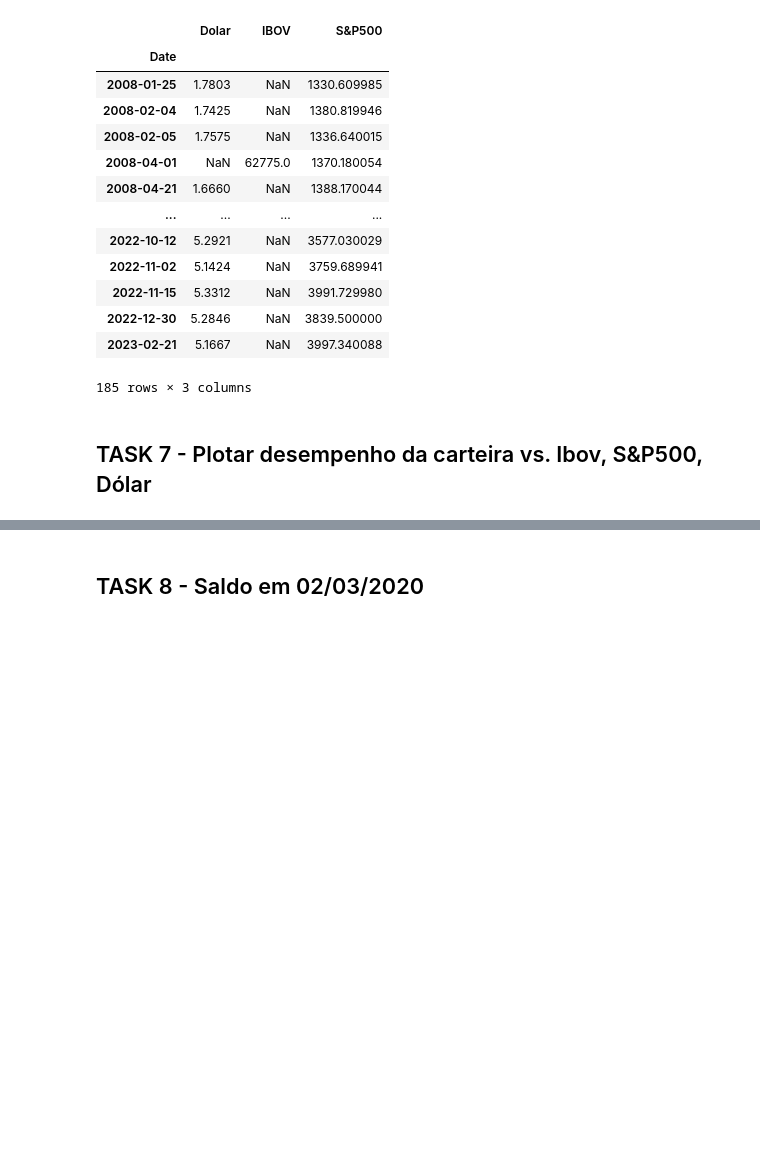
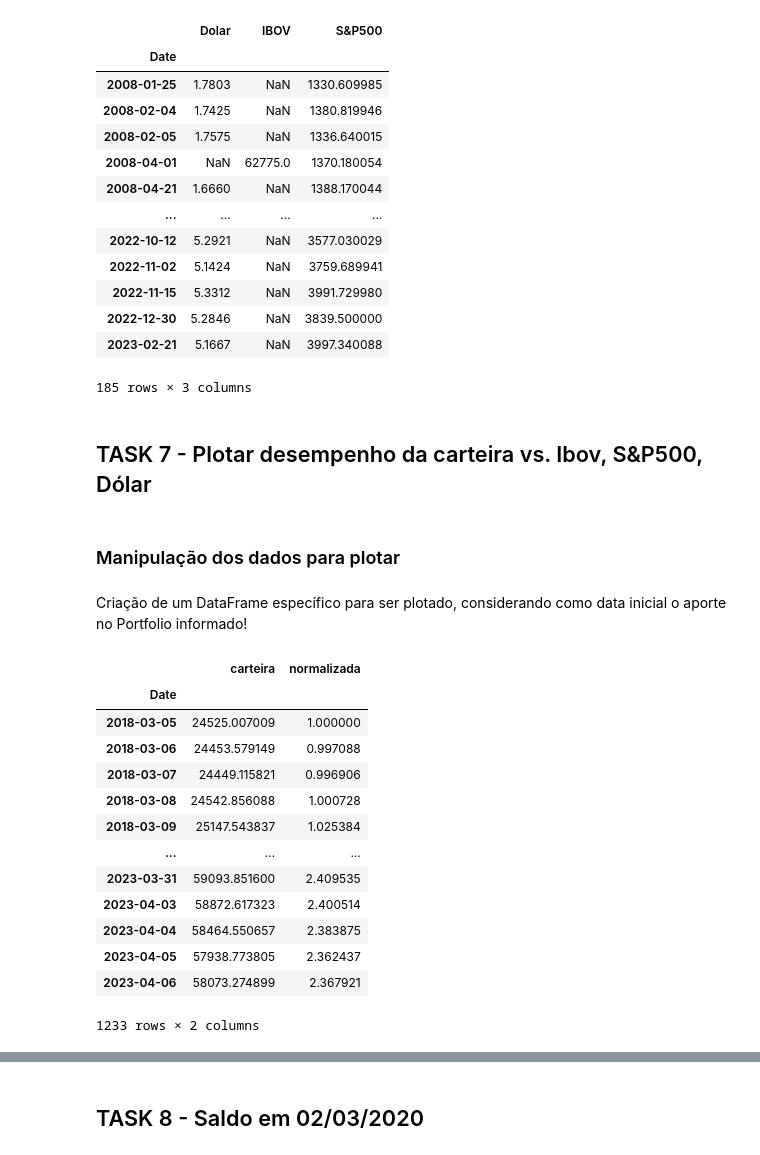
Before and after one commit to matheuslbrito/Estudos, a Jupyter notebook: ExercícioMentoria2.ipynb, the cells around one changed output, grey strips where cells are left out. Cells and saved outputs as stored; diff of their text form; code cells hidden in the pictures; blank space fills up the shorter version.

```diff
--- a/ExercícioMentoria2.ipynb
+++ b/ExercícioMentoria2.ipynb
@@ -494,3 +492,30 @@ benchmarks_nulls
 185 rows × 3 columns
 # %% [markdown]
 ## TASK 7 - Plotar desempenho da carteira vs. Ibov, S&P500, Dólar
+# %% [markdown]
+### Manipulação dos dados para plotar
+# %% [markdown]
+Criação de um DataFrame específico para ser plotado, considerando como data inicial o aporte no Portfolio informado!
+# %%
+carteira = pd.DataFrame()
+
+carteira = pd.DataFrame(portfolio.loc['2018-03-05':]['carteira'])
+
+carteira['normalizada'] = carteira['carteira'] / carteira['carteira'].iloc[0]
+
+carteira
+# %% [output]
+|  | carteira | normalizada |
+| Date |  |  |
+| 2018-03-05 | 24525.007009 | 1.000000 |
+| 2018-03-06 | 24453.579149 | 0.997088 |
+| 2018-03-07 | 24449.115821 | 0.996906 |
+| 2018-03-08 | 24542.856088 | 1.000728 |
+| 2018-03-09 | 25147.543837 | 1.025384 |
+| ... | ... | ... |
+| 2023-03-31 | 59093.851600 | 2.409535 |
+| 2023-04-03 | 58872.617323 | 2.400514 |
+| 2023-04-04 | 58464.550657 | 2.383875 |
+| 2023-04-05 | 57938.773805 | 2.362437 |
+| 2023-04-06 | 58073.274899 | 2.367921 |
+1233 rows × 2 columns
```
Also changed, not shown: parts of 12 cells of this notebook.
